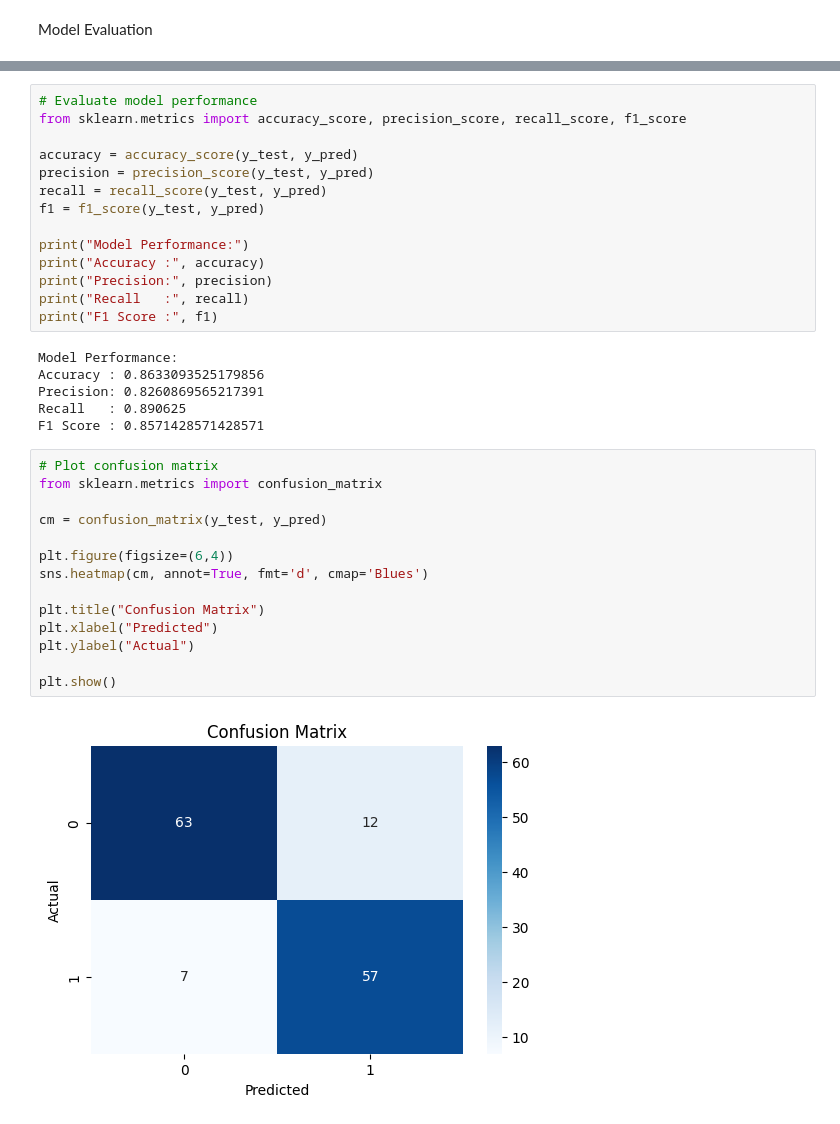
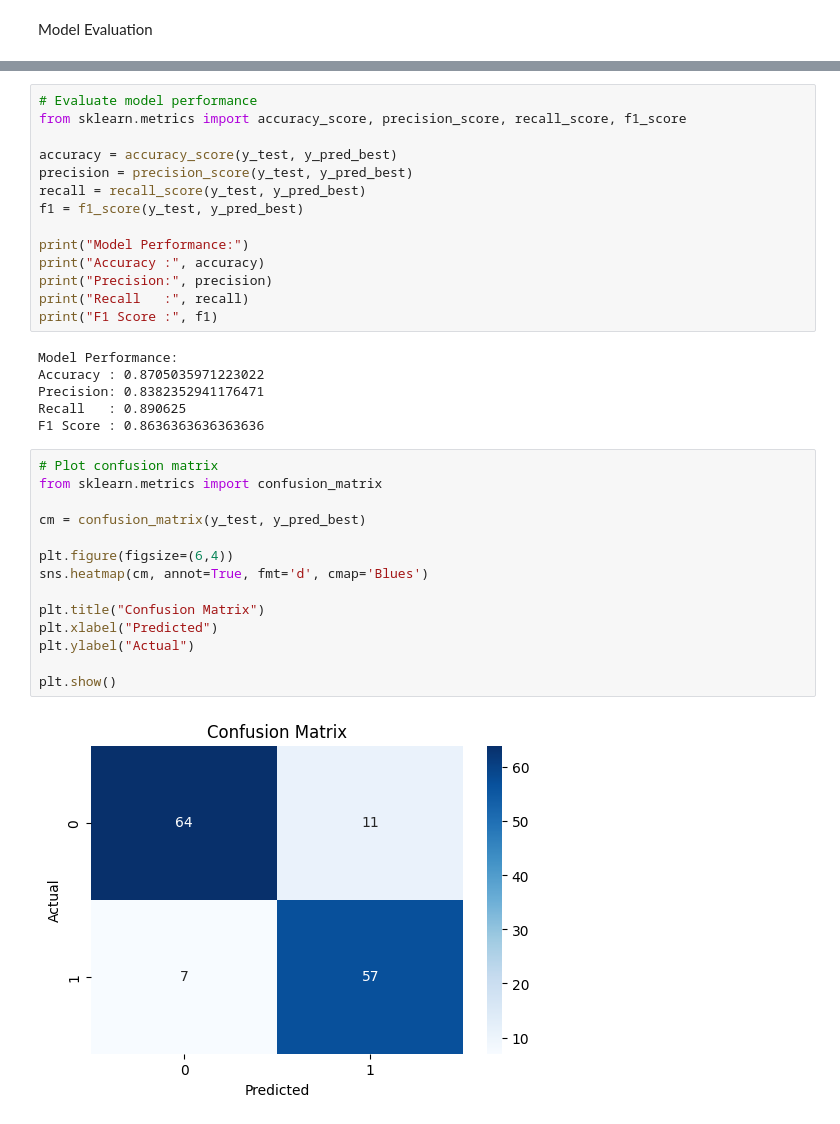
Before and after one commit to Maleewij65/heart-disease-prediction-ML_Assignment, a Jupyter notebook: IT22339324_Catboost.ipynb, the cells around one changed output, grey strips where cells are left out. Drawn from its saved outputs; the diff is of its cells as text.

```diff
--- a/IT22339324_Catboost.ipynb
+++ b/IT22339324_Catboost.ipynb
@@ -302,10 +334,10 @@ Model Evaluation
 # Evaluate model performance
 from sklearn.metrics import accuracy_score, precision_score, recall_score, f1_score
 
-accuracy = accuracy_score(y_test, y_pred)
-precision = precision_score(y_test, y_pred)
-recall = recall_score(y_test, y_pred)
-f1 = f1_score(y_test, y_pred)
+accuracy = accuracy_score(y_test, y_pred_best)
+precision = precision_score(y_test, y_pred_best)
+recall = recall_score(y_test, y_pred_best)
+f1 = f1_score(y_test, y_pred_best)
 
 print("Model Performance:")
 print("Accuracy :", accuracy)
@@ -314,26 +346,26 @@ print("Recall   :", recall)
 print("F1 Score :", f1)
 # %% [output]
 Model Performance:
-Accuracy : 0.8633093525179856
-Precision: 0.8260869565217391
+Accuracy : 0.8705035971223022
+Precision: 0.8382352941176471
 Recall   : 0.890625
-F1 Score : 0.8571428571428571
+F1 Score : 0.8636363636363636
 # %%
 # Plot confusion matrix
 from sklearn.metrics import confusion_matrix
 
-cm = confusion_matrix(y_test, y_pred)
+cm = confusion_matrix(y_test, y_pred_best)
 
 plt.figure(figsize=(6,4))
 sns.heatmap(cm, annot=True, fmt='d', cmap='Blues')
 
 plt.title("Confusion Matrix")
 plt.xlabel("Predicted")
 plt.ylabel("Actual")
 
 plt.show()
 # %% [output]
-[figure, old version]
+[figure, new version]
 # %%
 # Display classification report
 from sklearn.metrics import classification_report
```
Also changed, not shown: parts of 15 cells of this notebook.
